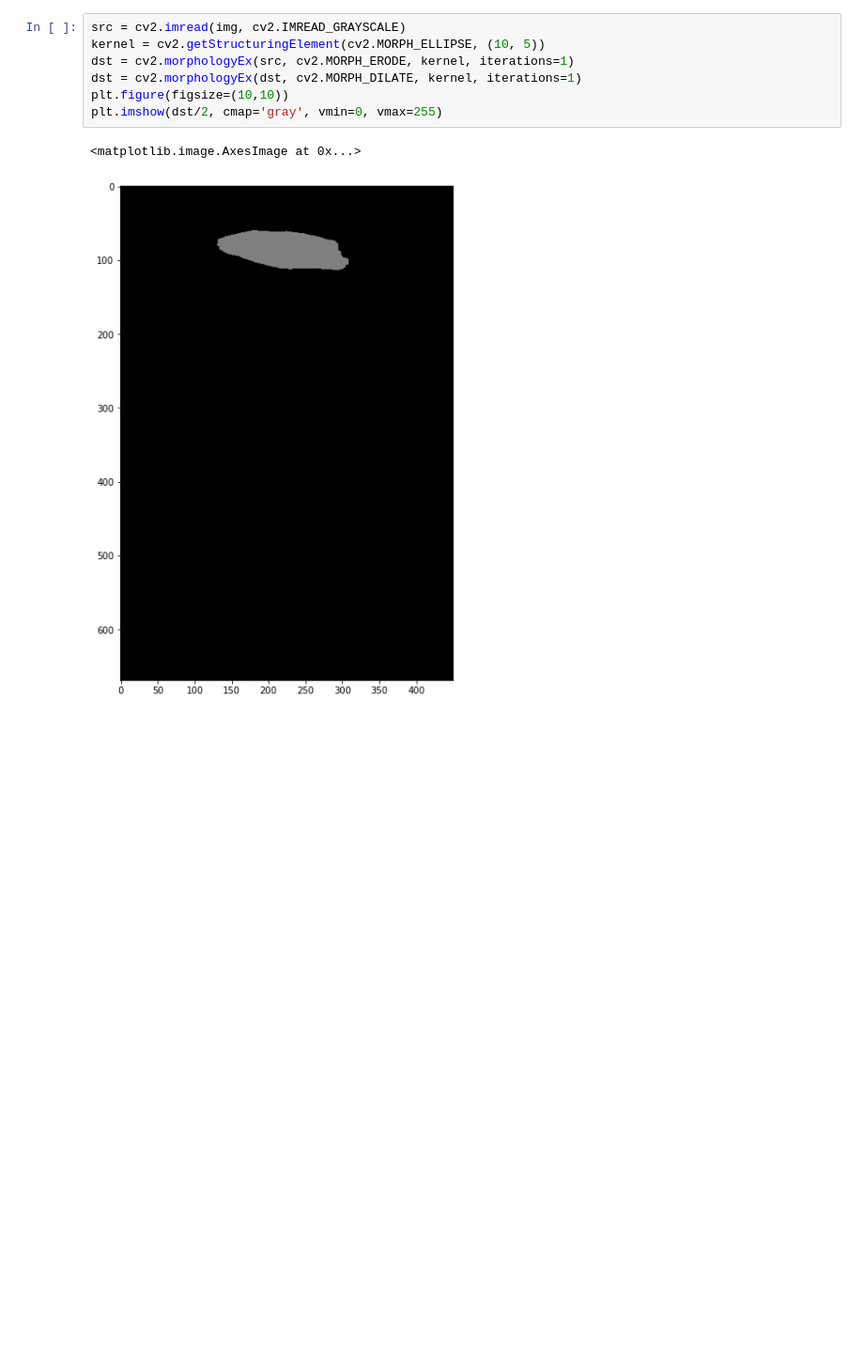
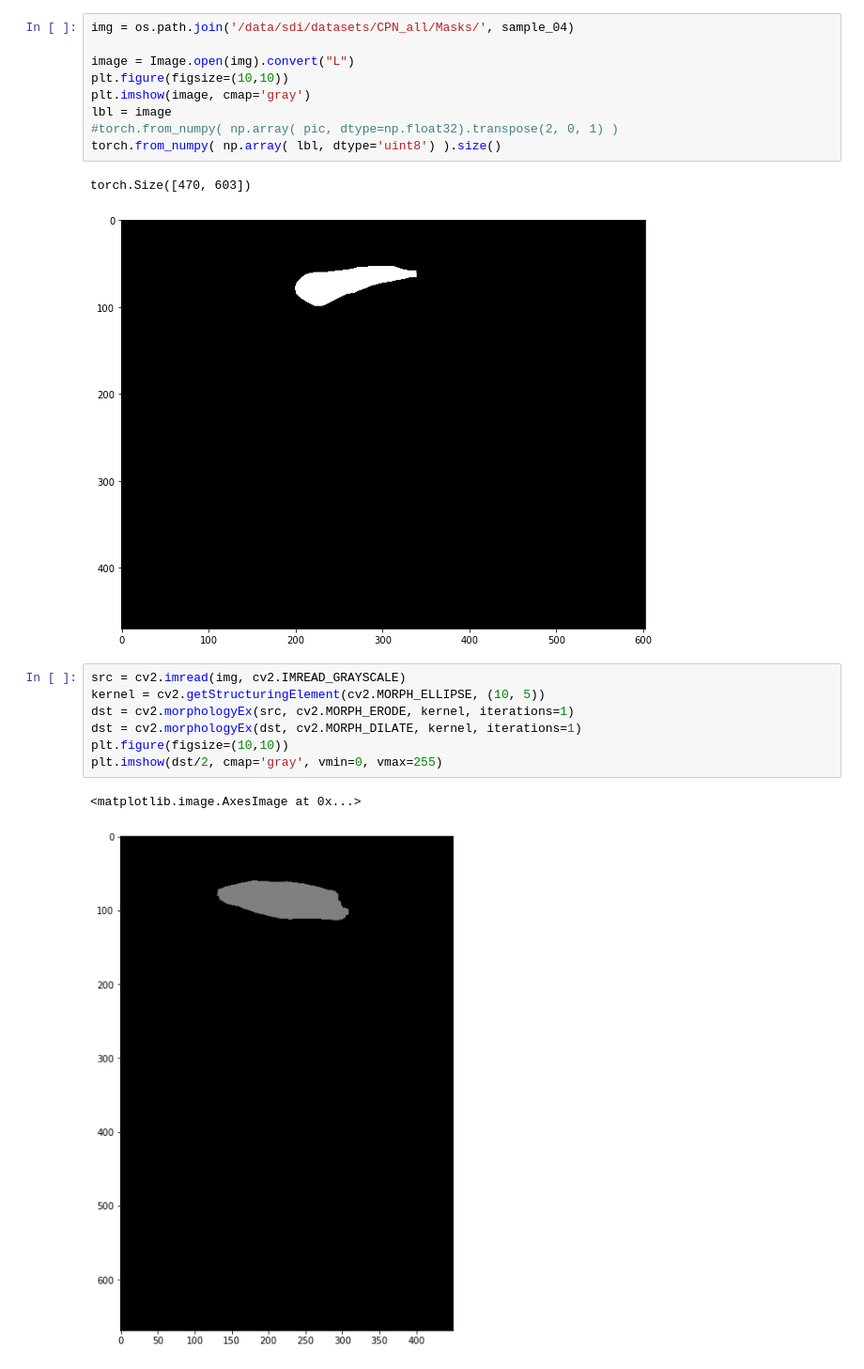
Before and after one commit to DongDong500/MUnetPlus, a Jupyter notebook: ImageProcess.ipynb, the cells around one changed output. Shown at 94% size. Saved outputs shown, nothing was run; the diff lists cells and outputs as text; blank space fills up the shorter version.

```diff
--- a/ImageProcess.ipynb
+++ b/ImageProcess.ipynb
@@ -22,3 +32,15 @@ plt.imshow(image, cmap='gray')
+# %%
+img = os.path.join('/data/sdi/datasets/CPN_all/Masks/', sample_04)
+
+image = Image.open(img).convert("L")
+plt.figure(figsize=(10,10))
+plt.imshow(image, cmap='gray')
+lbl = image
+#torch.from_numpy( np.array( pic, dtype=np.float32).transpose(2, 0, 1) )
+torch.from_numpy( np.array( lbl, dtype='uint8') ).size()
+# %% [output]
+torch.Size([470, 603])
+[figure, added]
 # %%
 src = cv2.imread(img, cv2.IMREAD_GRAYSCALE)
 kernel = cv2.getStructuringElement(cv2.MORPH_ELLIPSE, (10, 5))
```
Also changed, not shown: parts of 4 cells of this notebook, 2 other files.
